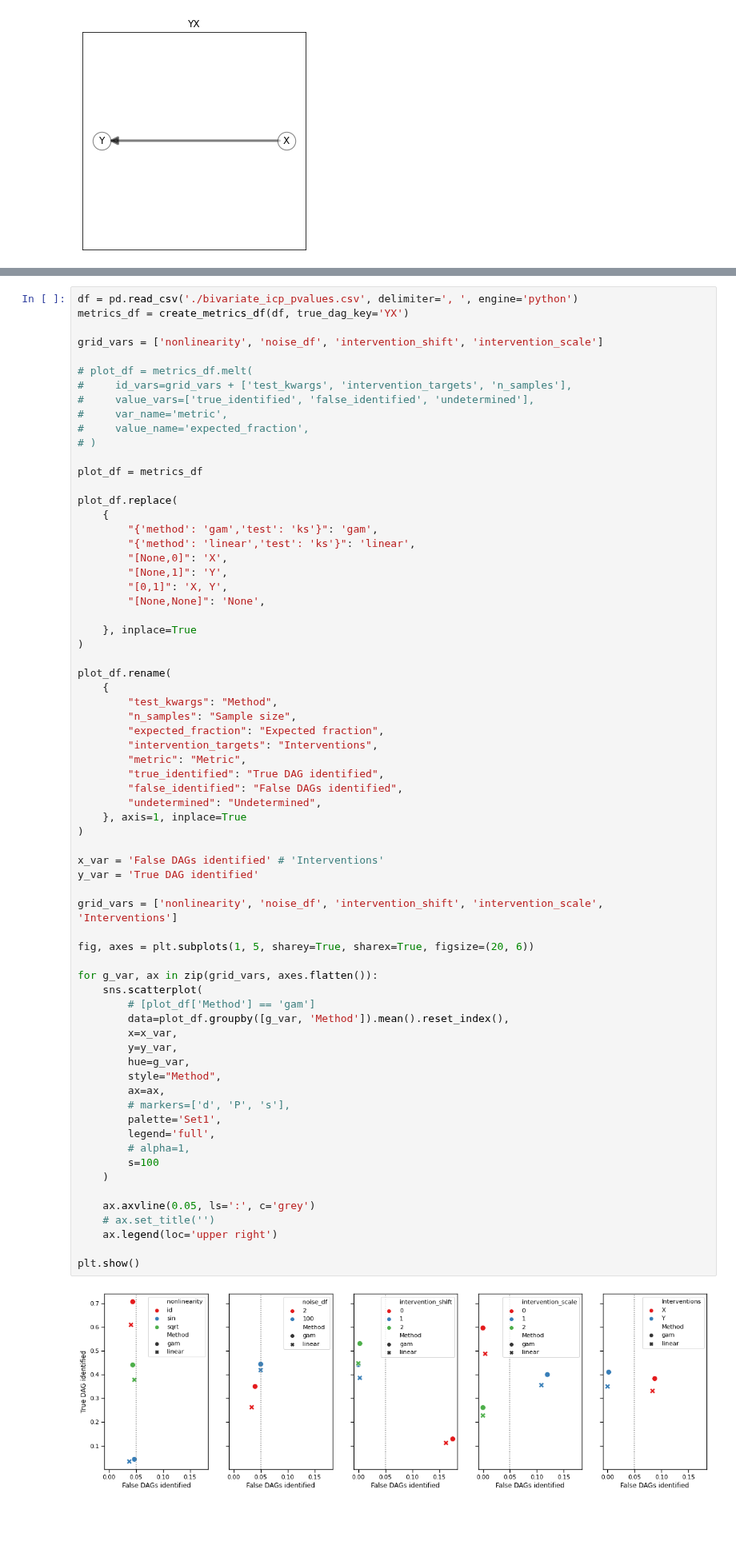
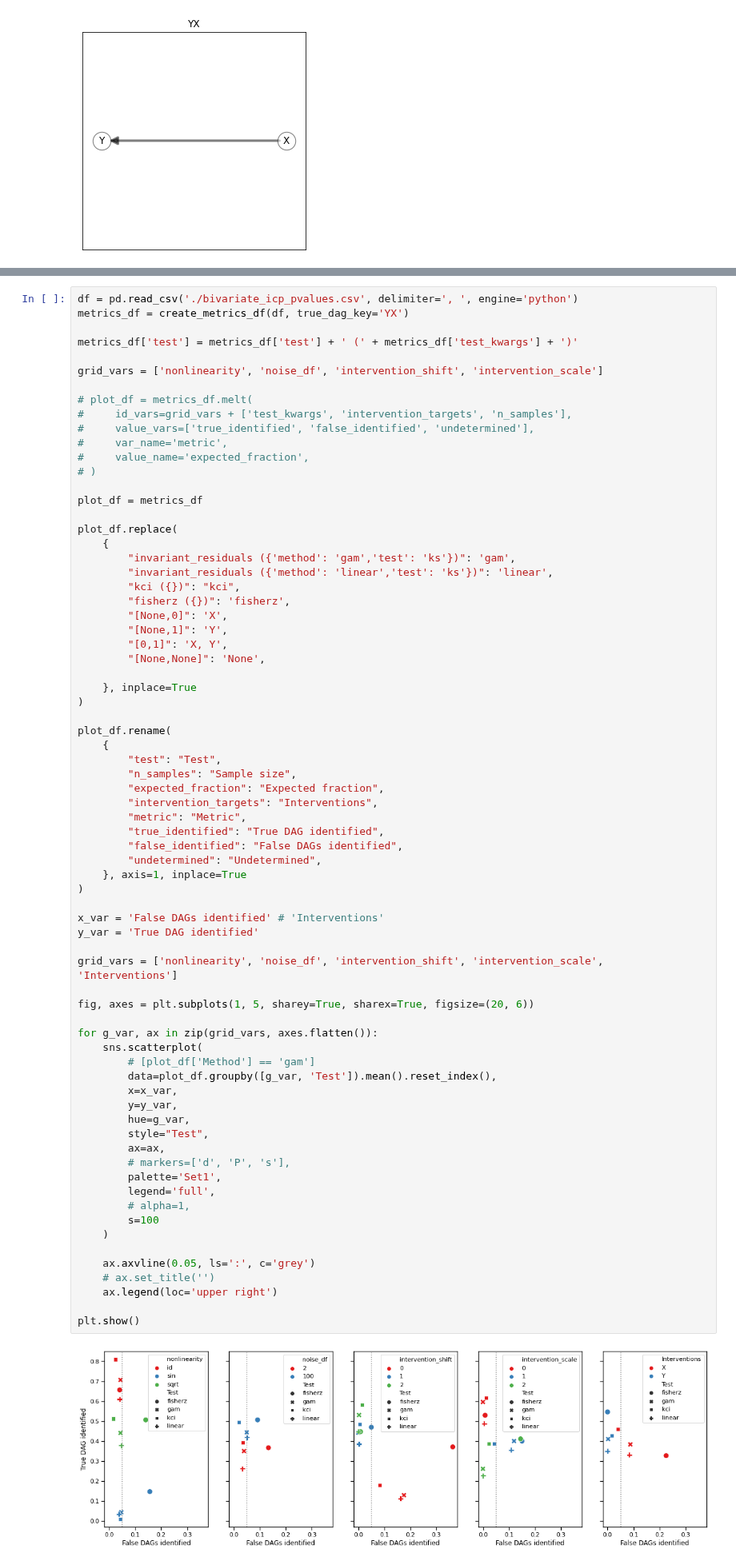
Before and after one commit to rflperry/sparse_shift, a Jupyter notebook: experiments/bivariate_dam/bivariate_icp_power.ipynb, the cells around one changed output, grey strips where cells are left out. Shown at 80% size. Drawn from its saved outputs; the diff is of its cells as text; blank space fills up the shorter version.

Commit message:
causal-learn tests

```diff
--- a/experiments/bivariate_dam/bivariate_icp_power.ipynb
+++ b/experiments/bivariate_dam/bivariate_icp_power.ipynb
@@ -119,6 +119,8 @@ plt.show()
 # %%
 df = pd.read_csv('./bivariate_icp_pvalues.csv', delimiter=', ', engine='python')
 metrics_df = create_metrics_df(df, true_dag_key='YX')
+
+metrics_df['test'] = metrics_df['test'] + ' (' + metrics_df['test_kwargs'] + ')'
 
 grid_vars = ['nonlinearity', 'noise_df', 'intervention_shift', 'intervention_scale']
 
@@ -133,8 +135,10 @@ plot_df = metrics_df
 
 plot_df.replace(
     {
-        "{'method': 'gam','test': 'ks'}": 'gam',
-        "{'method': 'linear','test': 'ks'}": 'linear',
+        "invariant_residuals ({'method': 'gam','test': 'ks'})": 'gam',
+        "invariant_residuals ({'method': 'linear','test': 'ks'})": 'linear',
+        "kci ({})": "kci",
+        "fisherz ({})": 'fisherz',
         "[None,0]": 'X',
         "[None,1]": 'Y',
         "[0,1]": 'X, Y',
@@ -145,7 +149,7 @@ plot_df.replace(
 
 plot_df.rename(
     {
-        "test_kwargs": "Method",
+        "test": "Test",
         "n_samples": "Sample size",
         "expected_fraction": "Expected fraction",
         "intervention_targets": "Interventions",
@@ -156,33 +160,33 @@ plot_df.rename(
     }, axis=1, inplace=True
 )
 
 x_var = 'False DAGs identified' # 'Interventions'
 y_var = 'True DAG identified'
 
 grid_vars = ['nonlinearity', 'noise_df', 'intervention_shift', 'intervention_scale', 'Interventions']
 
 fig, axes = plt.subplots(1, 5, sharey=True, sharex=True, figsize=(20, 6))
 
 for g_var, ax in zip(grid_vars, axes.flatten()):
     sns.scatterplot(
         # [plot_df['Method'] == 'gam']
-        data=plot_df.groupby([g_var, 'Method']).mean().reset_index(),
+        data=plot_df.groupby([g_var, 'Test']).mean().reset_index(),
         x=x_var,
         y=y_var,
         hue=g_var,
-        style="Method",
+        style="Test",
         ax=ax,
         # markers=['d', 'P', 's'],
         palette='Set1',
         legend='full',
         # alpha=1,
         s=100
     )
 
     ax.axvline(0.05, ls=':', c='grey')
     # ax.set_title('')
     ax.legend(loc='upper right')
 
 plt.show()
 # %% [output]
-[figure, old version]
+[figure, new version]
```
Also changed, not shown: parts of 4 cells of this notebook, 9 other files.
